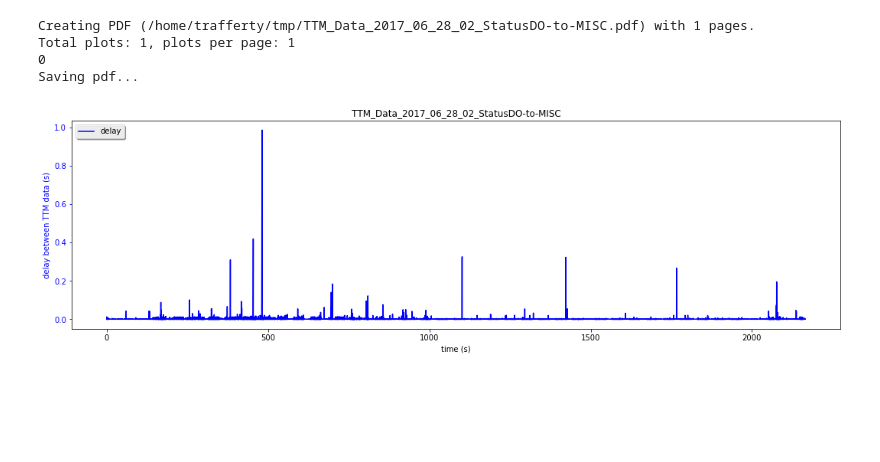
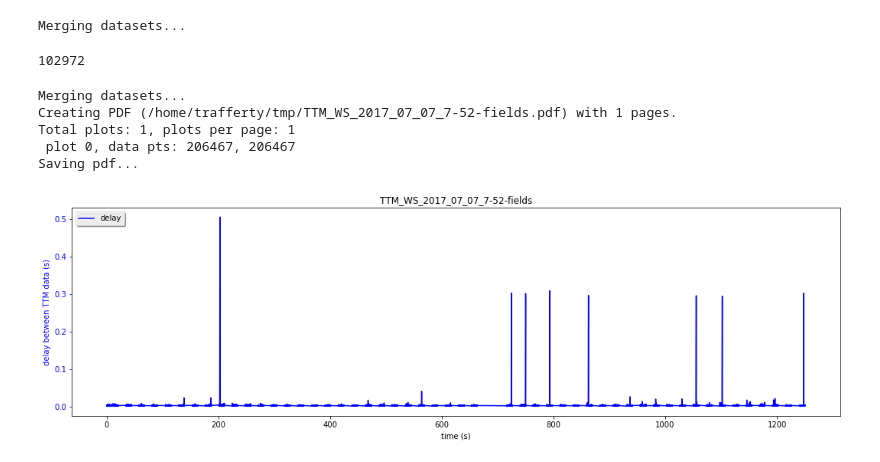
Before and after one commit to Aniruddh1/ipython-opencv-notebooks, a Jupyter notebook: notebooks/TTM_wireshark_analysis.ipynb, the cells around one changed output. Saved outputs shown, nothing was run; the diff lists cells and outputs as text; code cells hidden in the pictures; blank space fills up the shorter version.

```diff
--- a/notebooks/TTM_wireshark_analysis.ipynb
+++ b/notebooks/TTM_wireshark_analysis.ipynb
@@ -93,7 +113,7 @@ def parse_into_single_data_set(data):
     #data_ranges.append(data[start:idx])
     len(data_ranges)
 
-    return data_ranges, data_sets
+    return data_ranges, data_sets, []
 # %%
 '''
     data_set[0] = list, n=len(data_set), raw data from csv: "105","1366.450402000","192.168.2.11","192.168.2.1","TCP","118","49203 > 5259 [PSH, ACK] Seq=321 Ack=1 Win=256 Len=64"
@@ -175,11 +203,15 @@ for idx, data_set in enumerate(data_sets):
     deltas = data_set[2]
     packet_len = data_set[3]
     large_delay_ids = data_set[4]
+    gap  = data_set[5]
 
     print("  Number of raw lines in data_set :", len(raw))
     print("  Number of delta pts             :", len(deltas))
     print("  Number of time stamps           :", len(ts))
     print("  Number of lines with packet data:", len(packet_len))
+    print("  Data set gap                    :", gap)
+    print("  first 5 TSs: %s" % (', '.join(str(e) for e in ts[0:5])) )
+    print("  last  5 TSs: %s" % (', '.join(str(e) for e in ts[-5:])) )
     if len(large_delay_ids) > 0:
         print("  Delays occured at: ")
         for large_delay_id in large_delay_ids:
@@ -195,6 +237,41 @@ data_set[0]:
+# %%
+if TTM_Merge:
+    print("Merging datasets...")
+    merged_data_set = []
+    merged_data_set.append( [ [], [], [], [] ])
+    for data_set in data_sets:
+        for idx, d in enumerate(data_set[1]):
+            merged_data_set[0][0].append(data_set[0][idx])
+            merged_data_set[0][1].append(data_set[1][idx])
+            merged_data_set[0][2].append(data_set[2][idx])
+            merged_data_set[0][3].append(data_set[3][idx])
+
+len(merged_data_set[0][0])
+# %% [output]
+Merging datasets...
+102972
 # %%
-num_plots = len(data_sets)
 save_pdf = True
+
+if TTM_Merge:
+    print("Merging datasets...")
+    merged_data_set = []
+    merged_data_set.append( [ [], [], [], [] ])
+    cum = 0.0
+    for data_set in data_sets:
+        for idx, d in enumerate(data_set[1]):
+            cum += data_set[2][idx]
+            merged_data_set[0][0].append(data_set[0][idx])
+            merged_data_set[0][1].append(cum)
+            merged_data_set[0][2].append(data_set[2][idx])
+            merged_data_set[0][3].append(data_set[3][idx])
+        cum += data_set[5]
+
+    data_sets_to_plot = merged_data_set
+else:
+    data_sets_to_plot = data_sets
+
+num_plots = len(data_sets_to_plot)
 
 if save_pdf:
     plot_file_pdf = "%s/%s.pdf" % (tmp_dir, os.path.basename(fnames[0][0:-4]))
@@ -220,42 +297,45 @@ if save_pdf:
 
     fig, axes = plt.subplots(nrows=num_plots, ncols=1, squeeze=True, figsize=(18,(5*num_plots)))
 
-for idx, data_set in enumerate(data_sets):
+for idx, data_set in enumerate(data_sets_to_plot):
     if len(data_set[0]) ==0:
         continue
 
-    print(idx)
+    print( " plot %d, data pts: %d, %d" % (idx, len(data_set[1]),len(data_set[2])))
     if num_plots > 1:
         ax1 = axes[idx]
     else:
         ax1 = axes
 
     ax1.plot(data_set[1], data_set[2], color='b', label='delay')
     ax1.set_xlabel('time (s)')
     # Make the y-axis label, ticks and tick labels match the line color.
     ax1.set_ylabel('delay between TTM data (s)', color='b')
     ax1.tick_params('y', colors='b')
     ax1.set_title(os.path.basename(fnames[0][0:-4]))
     leg1 = ax1.legend(loc='upper left', shadow=True)
 
 #     ax2 = ax1.twinx()
 #     ax2.plot(data_set[1], data_set[3],  color='c', label='packet size')
 #     ax2.set_ylabel('packet size', color='m')
 #     ax2.tick_params('y', colors='m')
 #     leg2 = ax2.legend(loc='upper right', shadow=True)
 
+fig.savefig("%s/%s.png" % (tmp_dir, os.path.basename(fnames[0][0:-4])))
+
 if save_pdf:
 #         for fig in figs:
 #             fig.savefig(pdf, format='pdf')
     print("Saving pdf...")
     fig.savefig(pdf, format='pdf')
     pdf.close()
 # %% [output]
-Creating PDF (/home/trafferty/tmp/TTM_Data_2017_06_28_02_StatusDO-to-MISC.pdf) with 1 pages.
+Merging datasets...
+Creating PDF (/home/trafferty/tmp/TTM_WS_2017_07_07_7-52-fields.pdf) with 1 pages.
 Total plots: 1, plots per page: 1
-0
+ plot 0, data pts: 206467, 206467
 Saving pdf...
-[figure, old version]
+[figure, new version]
 # %%
 # delay_sets = []
 # for ttm_ws in ttm_ws_data:
```
Also changed, not shown: parts of 5 cells of this notebook, 3 other files.
